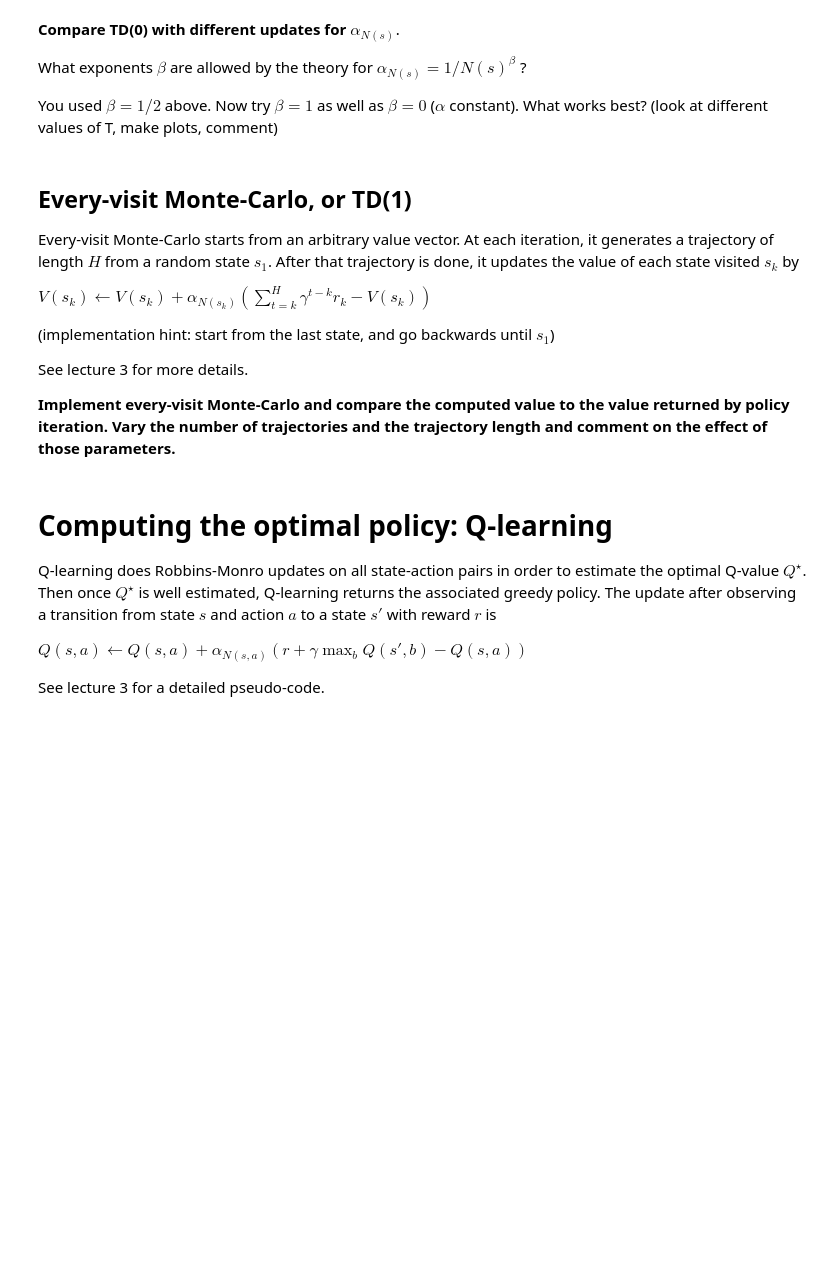
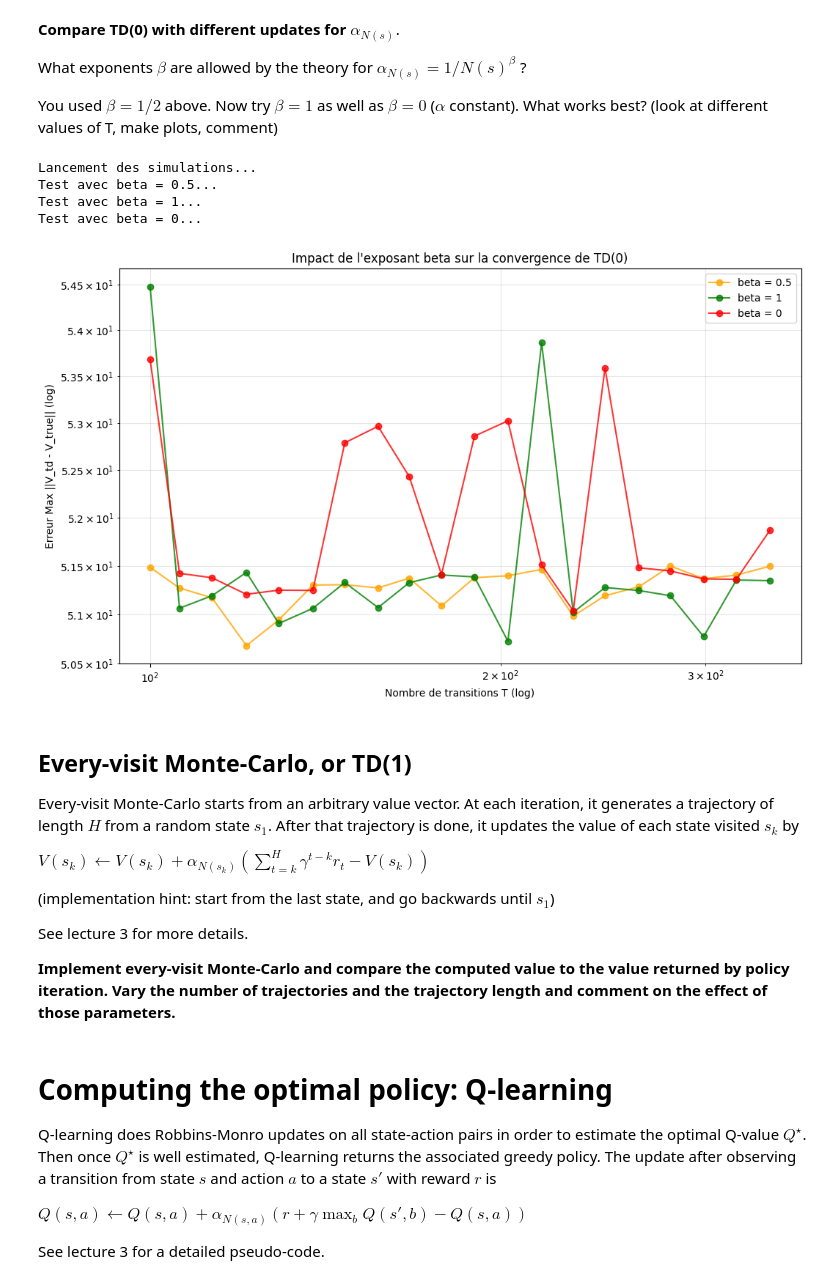
Before and after one commit to milanolivia/apprentissage_seq, a Jupyter notebook: TD0_QLearning.ipynb, the cells around one changed output. Cells and saved outputs as stored; diff of their text form; code cells hidden in the pictures; blank space fills up the shorter version.

```diff
--- a/TD0_QLearning.ipynb
+++ b/TD0_QLearning.ipynb
@@ -316,13 +551,65 @@ What exponents $\beta$ are allowed by the theory for $\alpha_{N(s)} = 1/N(s)^\be
 
 You used $\beta = 1/2$ above. Now try $\beta = 1$ as well as $\beta = 0$ ($\alpha$ constant). What works best? (look at different values of T, make plots, comment)
 # %%
-#TODO
+import numpy as np
+import matplotlib.pyplot as plt
+
+# --- Paramètres ---
+beta_list = [0.5, 1, 0]
+colors = {0.5: 'orange', 1: 'green', 0: 'red'}
+
+# Calcul du T max comme dans ton code
+T_max = int(np.log(1/(0.001*(1-gamma)))/np.log(1/gamma))
+
+# On définit les étapes T où on veut mesurer l'erreur (ex: 20 points répartis jusqu'à T_max)
+# On utilise une échelle log pour la répartition car on va plotter en log
+T_values = np.geomspace(100, T_max, num=20, dtype=int)
+T_values = np.unique(T_values) # Pour éviter les doublons si T est petit
+
+# On suppose que V_true est déjà calculé
+# V_true = EvaluatePolicy(PiThreshold)
+
+plt.figure(figsize=(12, 7))
+print("Lancement des simulations...")
+
+# --- Double boucle imbriquée ---
+for beta in beta_list:
+    print(f"Test avec beta = {beta}...")
+    errors = [] # Liste pour stocker l'erreur à chaque étape T
+
+    for T in T_values:
+        # 1. On lance TD0 SANS le modifier, pour une durée T
+        V_est = TD0(PiThreshold, T, beta)
+
+        # 2. Calcul de l'erreur (Norme infinie)
+        # On compare le V estimé par TD0 avec le V réel (V_true)
+        error = np.max(np.abs(V_est - V_true))
+        errors.append(error)
+
+    # 3. On plot la courbe pour ce beta
+    plt.plot(T_values, errors, label=f'beta = {beta}', color=colors[beta], marker='o', alpha=0.8)
+
+# --- Mise en forme ---
+plt.xscale('log')
+plt.yscale('log')
+plt.xlabel('Nombre de transitions T (log)')
+plt.ylabel('Erreur Max ||V_td - V_true|| (log)')
+plt.title('Impact de l\'exposant beta sur la convergence de TD(0)')
+plt.legend()
+plt.grid(True, which="both", ls="-", alpha=0.3)
+plt.show()
+# %% [output]
+Lancement des simulations...
+Test avec beta = 0.5...
+Test avec beta = 1...
+Test avec beta = 0...
+[figure, added]
 # %% [markdown]
 ## Every-visit Monte-Carlo, or TD(1)
 
 Every-visit Monte-Carlo starts from an arbitrary value vector. At each iteration, it generates a trajectory of length $H$ from a random state $s_1$. After that trajectory is done, it updates the value of each state visited $s_k$ by
 
-$V(s_k) \leftarrow V(s_k) + \alpha_{N(s_k)}(\sum_{t=k}^{H}\gamma^{t - k} r_k - V(s_k))$
+$V(s_k) \leftarrow V(s_k) + \alpha_{N(s_k)}(\sum_{t=k}^{H}\gamma^{t - k} r_t - V(s_k))$
 
 (implementation hint: start from the last state, and go backwards until $s_1$)
 
```
Also changed, not shown: parts of 8 cells of this notebook, 3 other files.
